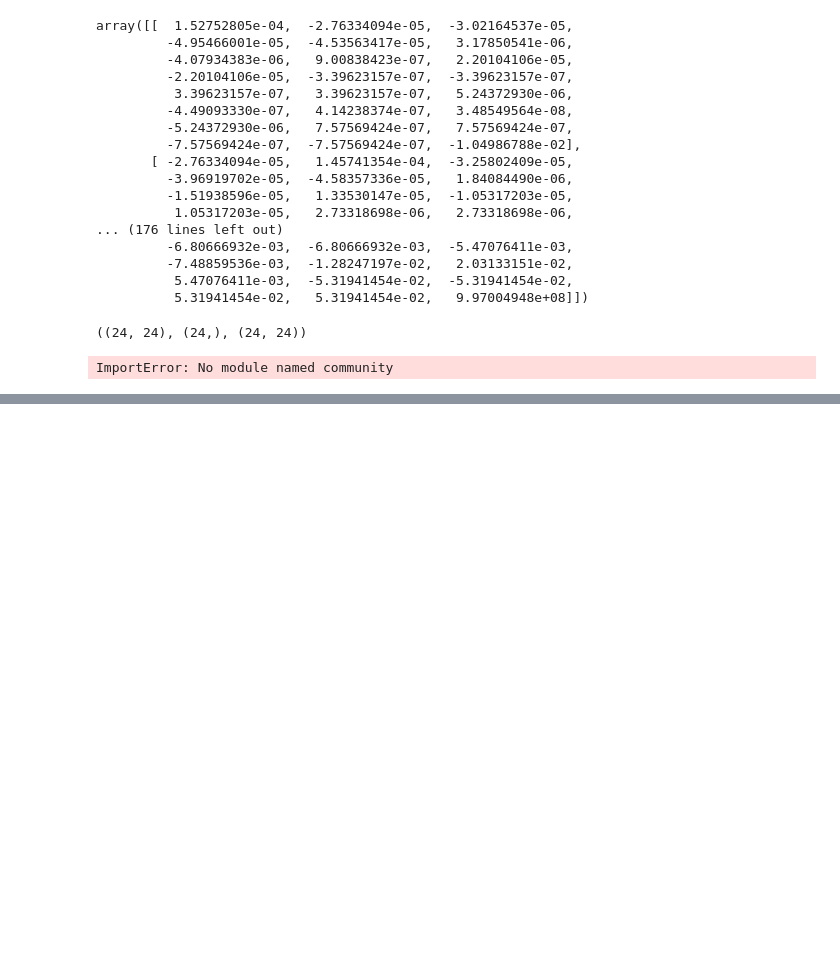
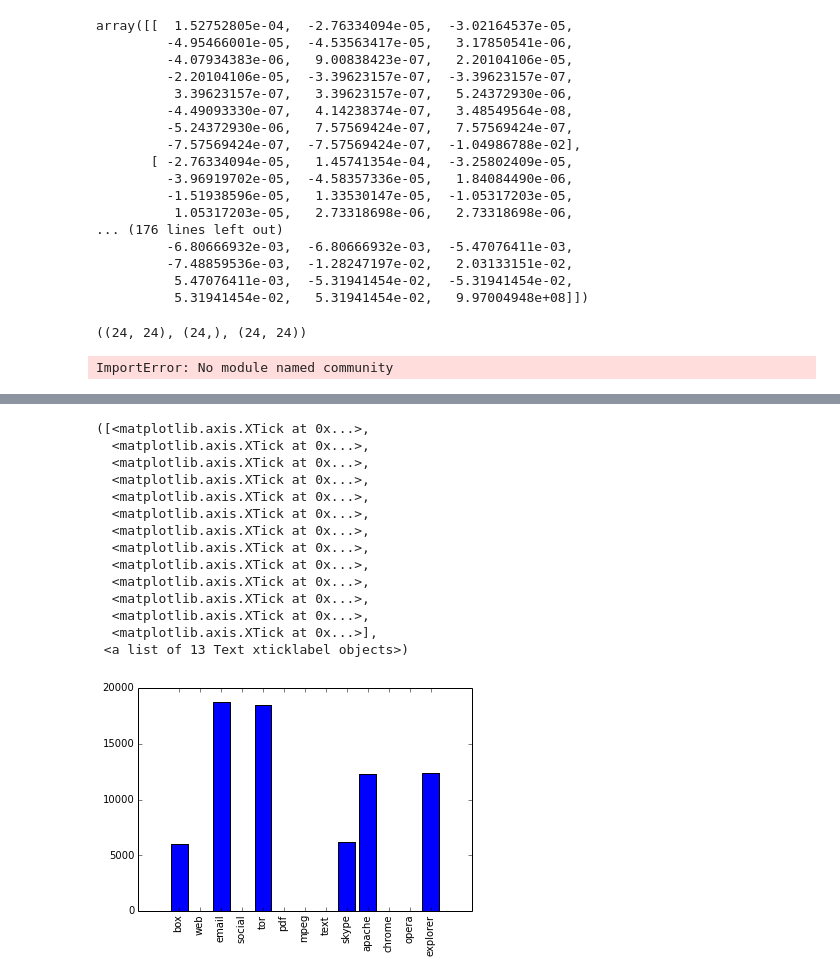
Before and after one commit to pranaykumarm/Content-based, a Jupyter notebook: Content_based-features.ipynb, the cells around one changed output, grey strips where cells are left out. Drawn from its saved outputs; the diff is of its cells as text; code cells hidden in the pictures; blank space fills up the shorter version.

```diff
--- a/Content_based-features.ipynb
+++ b/Content_based-features.ipynb
@@ -530,0 +717,19 @@ ImportError: No module named community
+# %%
+plt.bar([i for i in xrange(K)], pro_rej, align='center')
+plt.xticks([i for i in xrange(K)], flat_feat, rotation=90)
+# %% [output]
+([<matplotlib.axis.XTick at 0x...>,
+  <matplotlib.axis.XTick at 0x...>,
+  <matplotlib.axis.XTick at 0x...>,
+  <matplotlib.axis.XTick at 0x...>,
+  <matplotlib.axis.XTick at 0x...>,
+  <matplotlib.axis.XTick at 0x...>,
+  <matplotlib.axis.XTick at 0x...>,
+  <matplotlib.axis.XTick at 0x...>,
+  <matplotlib.axis.XTick at 0x...>,
+  <matplotlib.axis.XTick at 0x...>,
+  <matplotlib.axis.XTick at 0x...>,
+  <matplotlib.axis.XTick at 0x...>,
+  <matplotlib.axis.XTick at 0x...>],
+ <a list of 13 Text xticklabel objects>)
+[figure, added]
```
Also changed, not shown: parts of 61 cells of this notebook, 10 other files.
